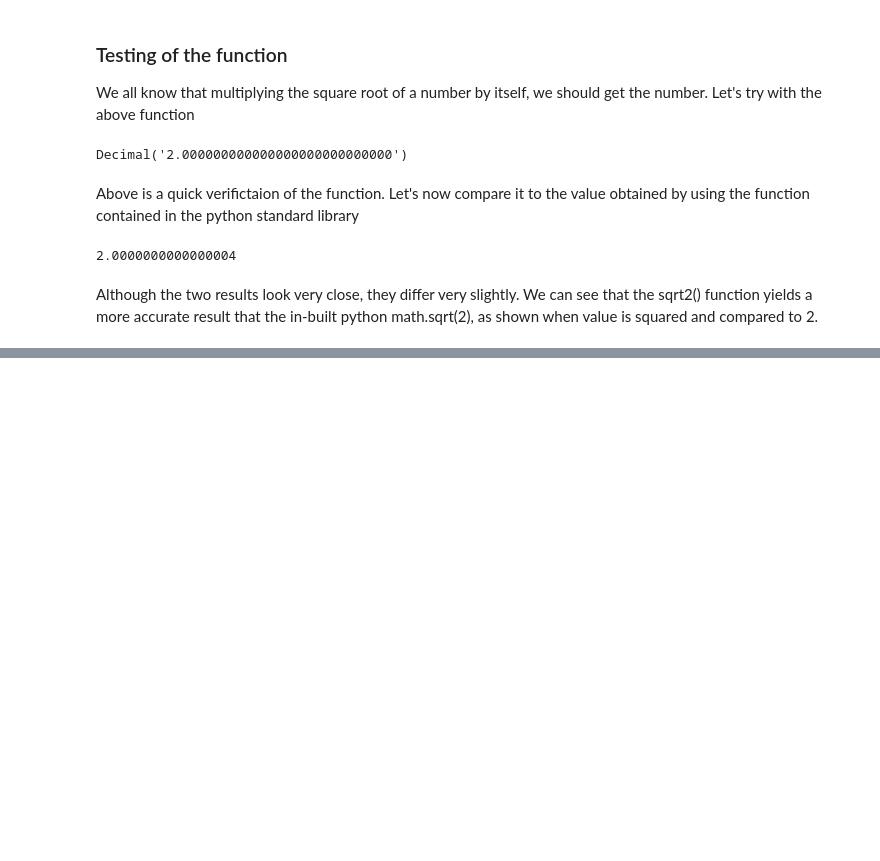
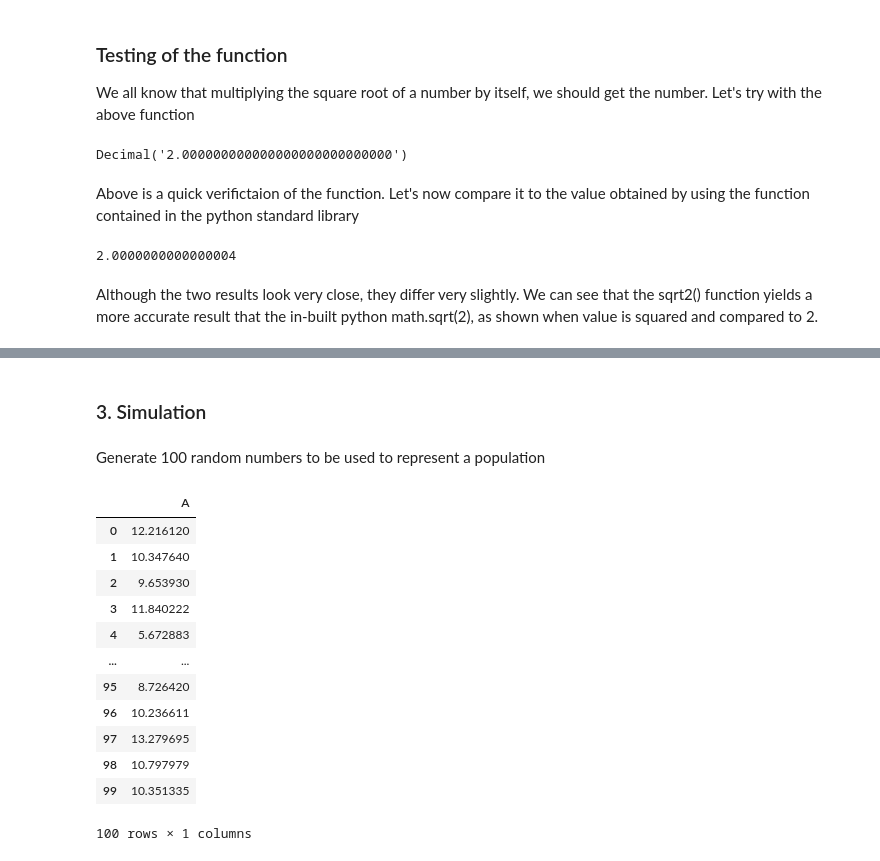
Before and after one commit to BarryClarke/Tasks-Assessment---Machine-Learning-and-Statistics, a Jupyter notebook: Solution1.ipynb, the cells around one changed output, grey strips where cells are left out. Saved outputs shown, nothing was run; the diff lists cells and outputs as text; code cells hidden in the pictures; blank space fills up the shorter version.

```diff
--- a/Solution1.ipynb
+++ b/Solution1.ipynb
@@ -100,0 +211,2 @@ Although the two results look very close, they differ very slightly. We can see
+# %% [markdown]
+### 3. Simulation
@@ -100,0 +218,21 @@ Although the two results look very close, they differ very slightly. We can see
+# %% [markdown]
+Generate 100 random numbers to be used to represent a population
+# %%
+# Create a list of 100 numbers of normal random distribution around the number 10
+# pandas.DataFrame is a two-dimensional tabular data structure ie Rows and Columns
+df = pd.DataFrame(np.random.normal(10, 2, 100), columns=list('A'))
+df
+# %% [output]
+|  | A |
+| 0 | 12.216120 |
+| 1 | 10.347640 |
+| 2 | 9.653930 |
+| 3 | 11.840222 |
+| 4 | 5.672883 |
+| ... | ... |
+| 95 | 8.726420 |
+| 96 | 10.236611 |
+| 97 | 13.279695 |
+| 98 | 10.797979 |
+| 99 | 10.351335 |
+100 rows × 1 columns
```
Also changed, not shown: parts of 31 cells of this notebook, 4 other files.
